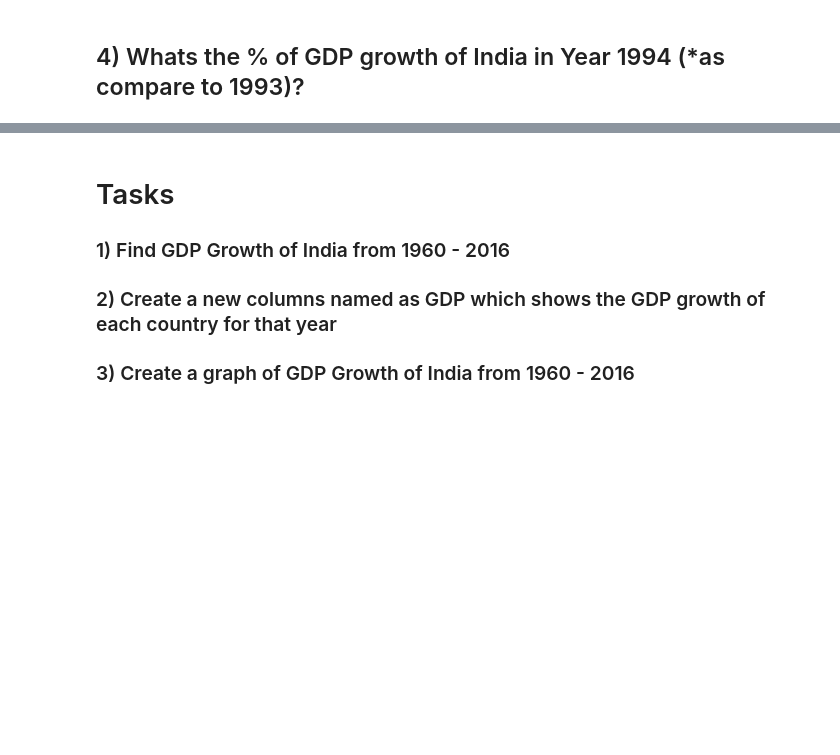
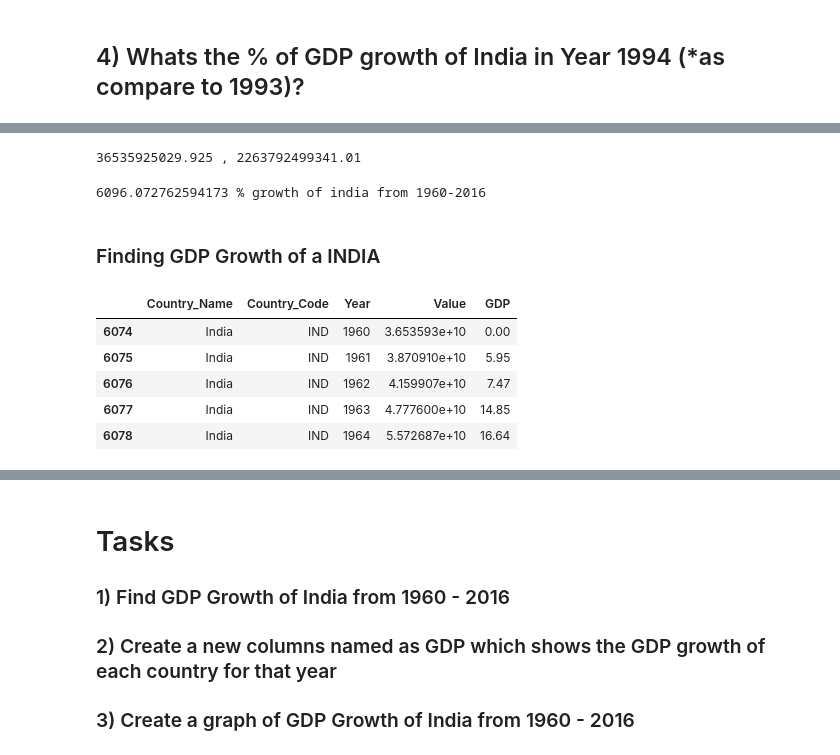
Before and after one commit to vishwajeet02/Projects, a Jupyter notebook: EDA/GDP_Analysis/GDP Analysis.ipynb, the cells around one changed output, grey strips where cells are left out. Saved outputs shown, nothing was run; the diff lists cells and outputs as text; code cells hidden in the pictures; blank space fills up the shorter version.

```diff
--- a/EDA/GDP_Analysis/GDP Analysis.ipynb
+++ b/EDA/GDP_Analysis/GDP Analysis.ipynb
@@ -20,0 +132,39 @@ df.head()
+# %%
+# One way
+gdp_1960 = df_temp[df_temp["Year"]==1960]["Value"].values[0]
+gdp_2016 = df_temp[df_temp["Year"]==2016]["Value"].values[0]
+print(gdp_1960,",",gdp_2016)
+# %% [output]
+36535925029.925 , 2263792499341.01
+# %%
+gdp_growth2 = (gdp_2016-gdp_1960)/gdp_1960*100
+print(gdp_growth2,"% growth of india from 1960-2016")
+# %% [output]
+6096.072762594173 % growth of india from 1960-2016
+# %% [markdown]
+### Finding GDP Growth of a INDIA
+# %%
+# Convert DataFrame to a NumPy array for row-wise access
+data = df_temp.values
+
+# Initialize list with 0 for the first year (no growth possible without a prior year)
+gdp_change = [0]
+
+# Loop through data starting from the second row (index 1) to calculate growth percentages
+for i in range(1, len(data)):
+    prev = data[i-1][3]  # GDP value of the previous year (column index 3)
+    curr = data[i][3]    # GDP value of the current year (column index 3)
+    # Calculate percentage change: ((current - previous) / previous) * 100, rounded to 2 decimals
+    gdp_change.append(round((curr - prev) / prev * 100, 2))
+
+# Add the GDP growth percentages as a new column named 'GDP' to the DataFrame
+df_temp = df_temp.assign(GDP=gdp_change)
+# %%
+df_temp.head()
+# %% [output]
+|  | Country_Name | Country_Code | Year | Value | GDP |
+| 6074 | India | IND | 1960 | 3.653593e+10 | 0.00 |
+| 6075 | India | IND | 1961 | 3.870910e+10 | 5.95 |
+| 6076 | India | IND | 1962 | 4.159907e+10 | 7.47 |
+| 6077 | India | IND | 1963 | 4.777600e+10 | 14.85 |
+| 6078 | India | IND | 1964 | 5.572687e+10 | 16.64 |
```
Also changed, not shown: parts of 25 cells of this notebook.
